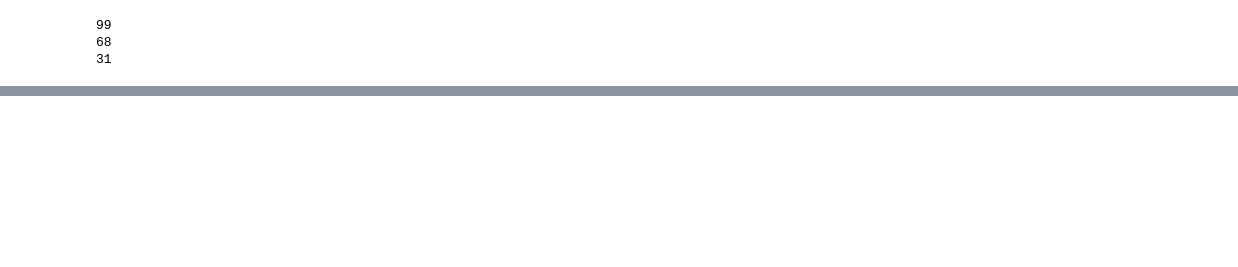
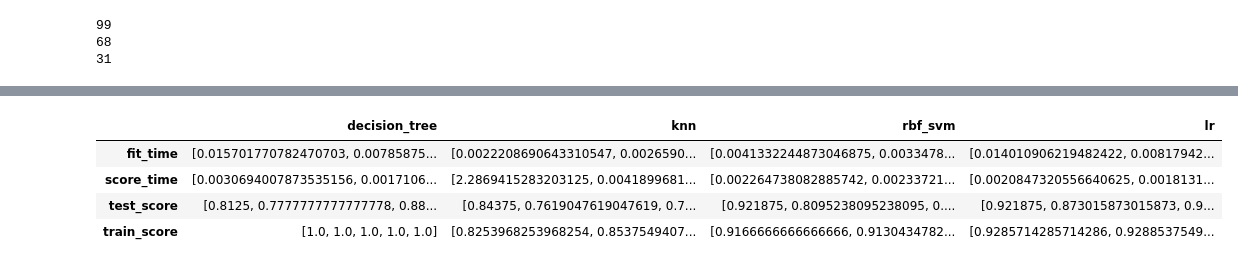
Before and after one commit to ricd99/nhl-test-2, a Jupyter notebook: eda.ipynb, the cells around one changed output, grey strips where cells are left out. Cells and saved outputs as stored; diff of their text form; code cells hidden in the pictures; blank space fills up the shorter version.

Commit message:
inital model testing

```diff
--- a/eda.ipynb
+++ b/eda.ipynb
@@ -190,0 +236,6 @@ y_test = test_df.loc[:, "playoff"]
+# %%
+results = {}
+
+for m in models:
+    pipe = make_pipeline(preprocessor, models[m])
+    print(pd.DataFrame((cross_validate(pipe, X_train, y_train, return_train_score=True))))
@@ -190,0 +247,8 @@ y_test = test_df.loc[:, "playoff"]
+# %%
+pd.DataFrame(results)
+# %% [output]
+|  | decision_tree | knn | rbf_svm | lr |
+| fit_time | [0.015701770782470703, 0.00785875... | [0.0022208690643310547, 0.0026590... | [0.0041332244873046875, 0.0033478... | [0.014010906219482422, 0.00817942... |
+| score_time | [0.0030694007873535156, 0.0017106... | [2.2869415283203125, 0.0041899681... | [0.002264738082885742, 0.00233721... | [0.0020847320556640625, 0.0018131... |
+| test_score | [0.8125, 0.7777777777777778, 0.88... | [0.84375, 0.7619047619047619, 0.7... | [0.921875, 0.8095238095238095, 0.... | [0.921875, 0.873015873015873, 0.9... |
+| train_score | [1.0, 1.0, 1.0, 1.0, 1.0] | [0.8253968253968254, 0.8537549407... | [0.9166666666666666, 0.9130434782... | [0.9285714285714286, 0.9288537549... |
```
Also changed, not shown: parts of 12 cells of this notebook.
